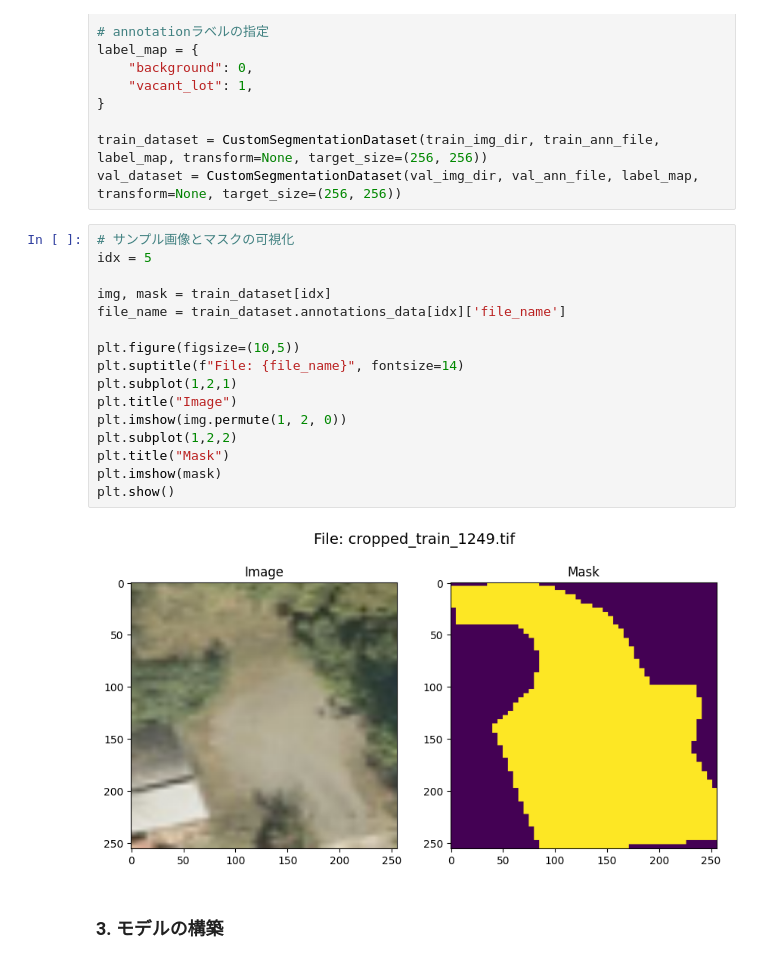
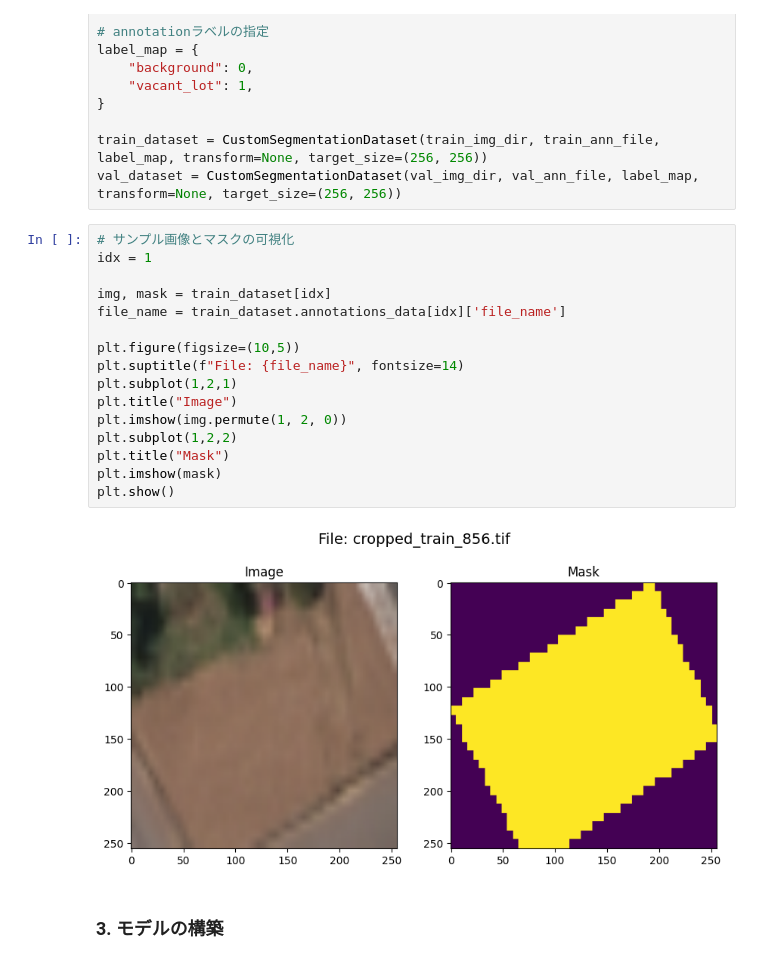
Before and after one commit to kmmr119/detect-emptylots, a Jupyter notebook: notebooks/main.ipynb, the cells around one changed output. Cells and saved outputs as stored; diff of their text form.

```diff
--- a/notebooks/main.ipynb
+++ b/notebooks/main.ipynb
@@ -45,22 +46,22 @@ train_dataset = CustomSegmentationDataset(train_img_dir, train_ann_file, label_m
 val_dataset = CustomSegmentationDataset(val_img_dir, val_ann_file, label_map, transform=None, target_size=(256, 256))
 # %%
 # サンプル画像とマスクの可視化
-idx = 5
+idx = 1
 
 img, mask = train_dataset[idx]
 file_name = train_dataset.annotations_data[idx]['file_name']
 
 plt.figure(figsize=(10,5))
 plt.suptitle(f"File: {file_name}", fontsize=14)
 plt.subplot(1,2,1)
 plt.title("Image")
 plt.imshow(img.permute(1, 2, 0))
 plt.subplot(1,2,2)
 plt.title("Mask")
 plt.imshow(mask)
 plt.show()
 # %% [output]
-[figure, old version]
+[figure, new version]
 # %% [markdown]
 ### 3. モデルの構築
 # %%
```
Also changed, not shown: parts of 7 cells of this notebook, 3 other files.
